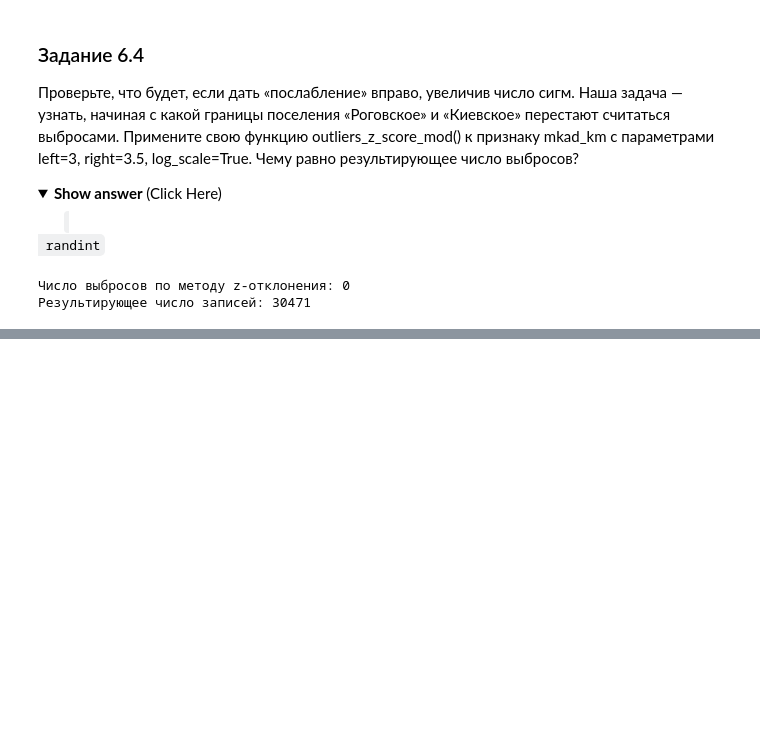
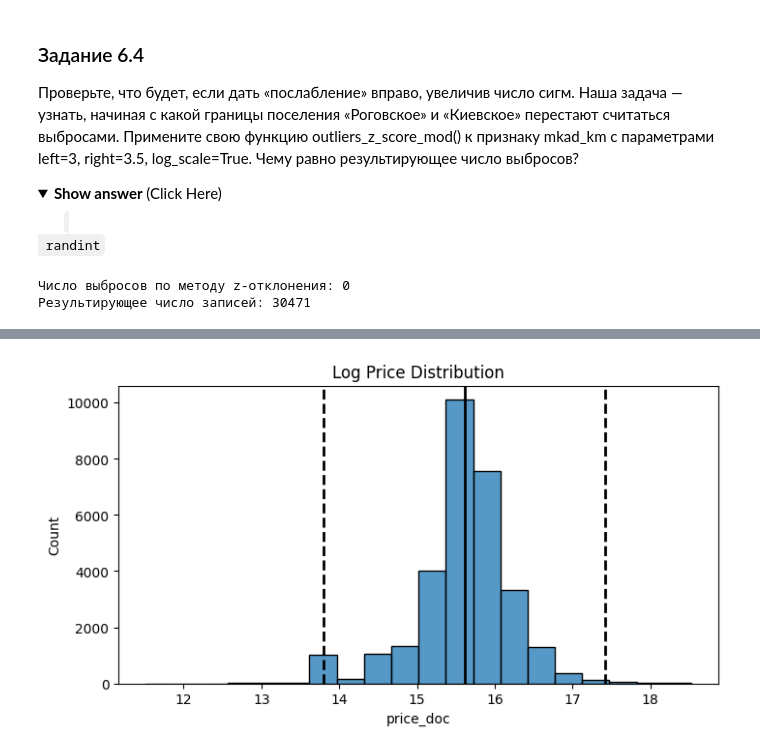
Before and after one commit to fitlemon/python_for_ds, a Jupyter notebook: Module8/3_data_cleaning_outliers.ipynb, the cells around one changed output, grey strips where cells are left out. Saved outputs shown, nothing was run; the diff lists cells and outputs as text; code cells hidden in the pictures; folded sections open; blank space fills up the shorter version.

```diff
--- a/Module8/3_data_cleaning_outliers.ipynb
+++ b/Module8/3_data_cleaning_outliers.ipynb
@@ -421,0 +458,10 @@ print(f'Результирующее число записей: {cleaned.shape[0
+# %%
+fig, ax = plt.subplots(1, 1, figsize=(8, 4))
+log_price_doc = np.log(sber_data['price_doc'] + 1)
+histplot = sns.histplot(log_price_doc, bins=20, ax=ax)
+histplot.axvline(log_price_doc.mean(), color='k', lw=2)
+histplot.axvline(log_price_doc.mean()+ 3 * log_price_doc.std(), color='k', ls='--', lw=2)
+histplot.axvline(log_price_doc.mean()- 3 * log_price_doc.std(), color='k', ls='--', lw=2)
+histplot.set_title('Log Price Distribution');
+# %% [output]
+[figure, added]
```
Also changed, not shown: parts of 12 cells of this notebook, 9 other files.
